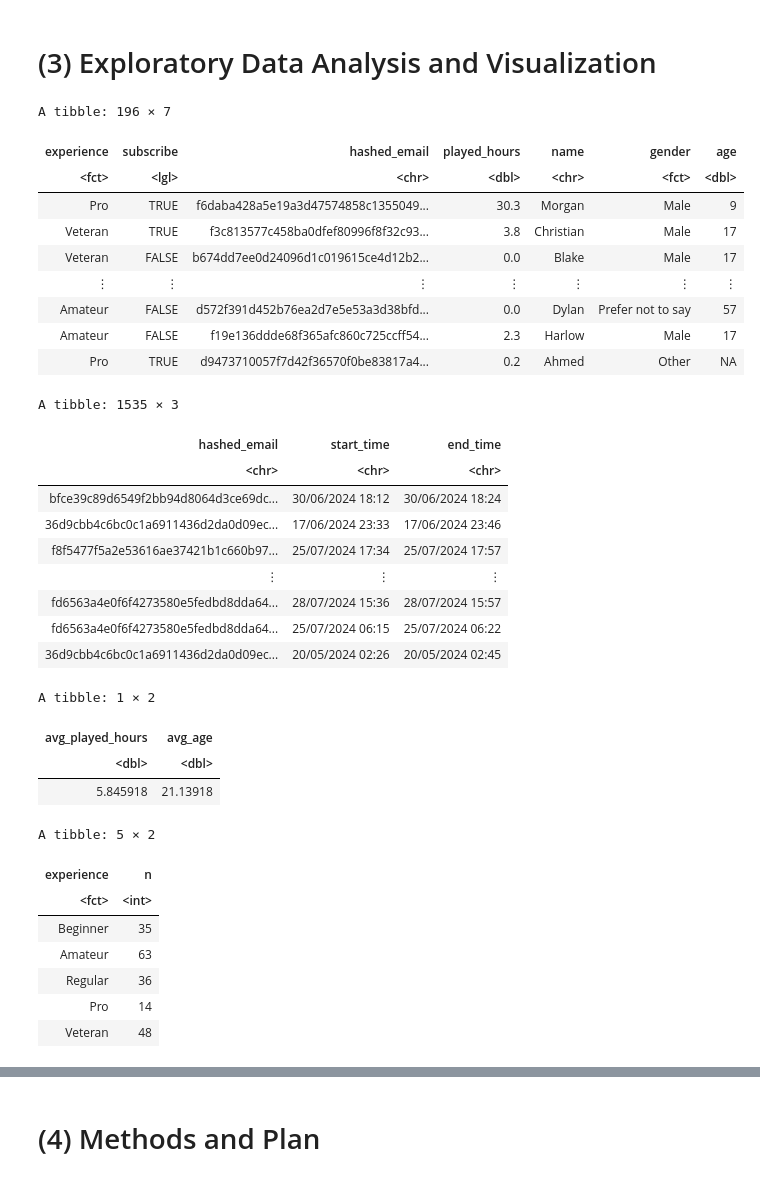
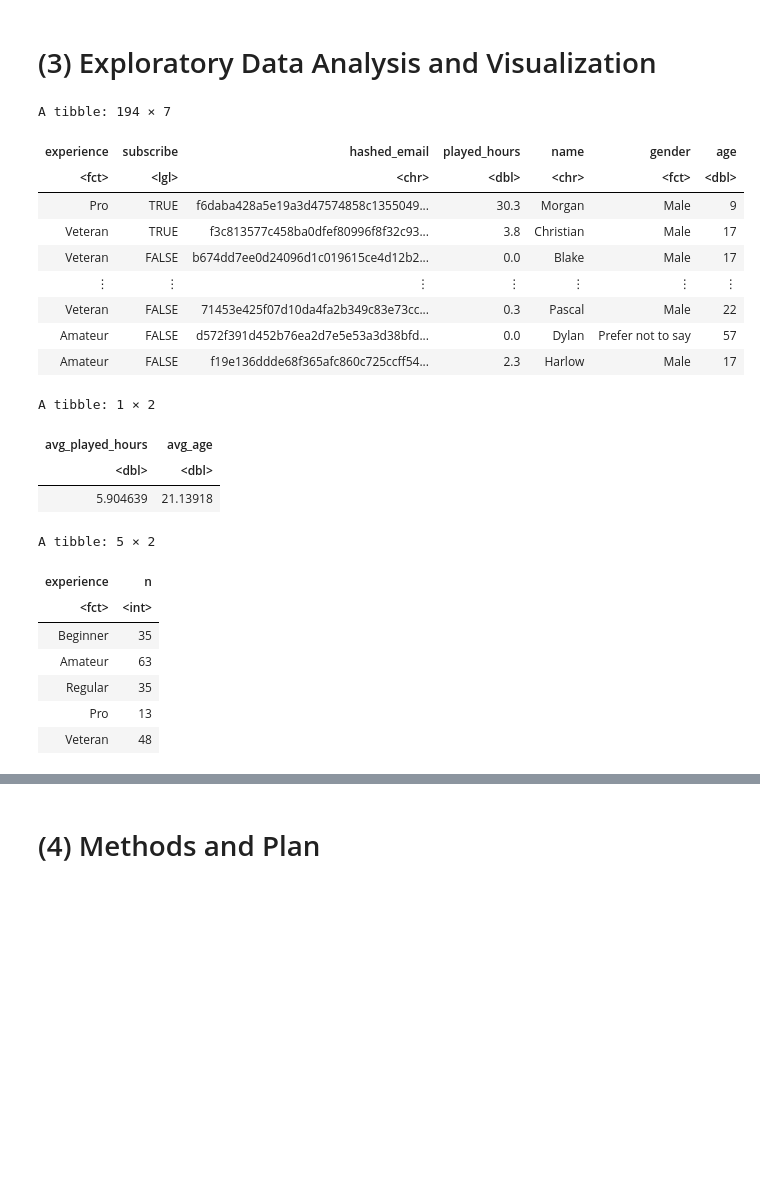
Before and after one commit to peteseta/dsci-100-project, a Jupyter notebook: planning-report.ipynb, the cells around one changed output, grey strips where cells are left out. Cells and saved outputs as stored; diff of their text form; code cells hidden in the pictures; blank space fills up the shorter version.

```diff
--- a/planning-report.ipynb
+++ b/planning-report.ipynb
@@ -172,64 +107,49 @@ To answer this question, I will primarily use the `players.csv` dataset. The res
 Use our visualization best practices to make high-quality plots (make sure to include labels, titles, units of measurement, etc)
 - Explain any insights you gain from these plots that are relevant to address your question -->
 # %%
-# clean data
+# wrangle data
 players <- players |>
     clean_names() |>
     mutate(experience = factor(experience, levels = c("Beginner", "Amateur", "Regular", "Pro", "Veteran")),
-    gender = factor(gender))
-
-sessions <- sessions |>
-    clean_names() |>
-    select(-original_start_time, -original_end_time) # epoch already converted for us, so these are redundant
+    gender = factor(gender)) |>
+    drop_na()
 
 players
-sessions
 # %% [output]
-A tibble: 196 × 7
+A tibble: 194 × 7
 | experience | subscribe | hashed_email | played_hours | name | gender | age |
 | <fct> | <lgl> | <chr> | <dbl> | <chr> | <fct> | <dbl> |
 | Pro | TRUE | f6daba428a5e19a3d47574858c1355049... | 30.3 | Morgan | Male | 9 |
 | Veteran | TRUE | f3c813577c458ba0dfef80996f8f32c93... | 3.8 | Christian | Male | 17 |
 | Veteran | FALSE | b674dd7ee0d24096d1c019615ce4d12b2... | 0.0 | Blake | Male | 17 |
 | ⋮ | ⋮ | ⋮ | ⋮ | ⋮ | ⋮ | ⋮ |
+| Veteran | FALSE | 71453e425f07d10da4fa2b349c83e73cc... | 0.3 | Pascal | Male | 22 |
 | Amateur | FALSE | d572f391d452b76ea2d7e5e53a3d38bfd... | 0.0 | Dylan | Prefer not to say | 57 |
 | Amateur | FALSE | f19e136ddde68f365afc860c725ccff54... | 2.3 | Harlow | Male | 17 |
-| Pro | TRUE | d9473710057f7d42f36570f0be83817a4... | 0.2 | Ahmed | Other | NA |
-A tibble: 1535 × 3
-| hashed_email | start_time | end_time |
-| <chr> | <chr> | <chr> |
-| bfce39c89d6549f2bb94d8064d3ce69dc... | 30/06/2024 18:12 | 30/06/2024 18:24 |
-| 36d9cbb4c6bc0c1a6911436d2da0d09ec... | 17/06/2024 23:33 | 17/06/2024 23:46 |
-| f8f5477f5a2e53616ae37421b1c660b97... | 25/07/2024 17:34 | 25/07/2024 17:57 |
-| ⋮ | ⋮ | ⋮ |
-| fd6563a4e0f6f4273580e5fedbd8dda64... | 28/07/2024 15:36 | 28/07/2024 15:57 |
-| fd6563a4e0f6f4273580e5fedbd8dda64... | 25/07/2024 06:15 | 25/07/2024 06:22 |
-| 36d9cbb4c6bc0c1a6911436d2da0d09ec... | 20/05/2024 02:26 | 20/05/2024 02:45 |
 # %%
 # summary stats on players
 players_stats <- players |>
     summarise(avg_played_hours = mean(played_hours, na.rm = TRUE),
               avg_age = mean(age, na.rm = TRUE))
 
-players_stats
-
 # count of each experience factor
 players_experience_count <- players |>
     count(experience)
 
+players_stats
 players_experience_count
 # %% [output]
 A tibble: 1 × 2
 | avg_played_hours | avg_age |
 | <dbl> | <dbl> |
-| 5.845918 | 21.13918 |
+| 5.904639 | 21.13918 |
 A tibble: 5 × 2
 | experience | n |
 | <fct> | <int> |
 | Beginner | 35 |
 | Amateur | 63 |
-| Regular | 36 |
-| Pro | 14 |
+| Regular | 35 |
+| Pro | 13 |
 | Veteran | 48 |
 # %%
 # preliminary visualization - pairplot
```
Also changed, not shown: parts of 14 cells of this notebook.
